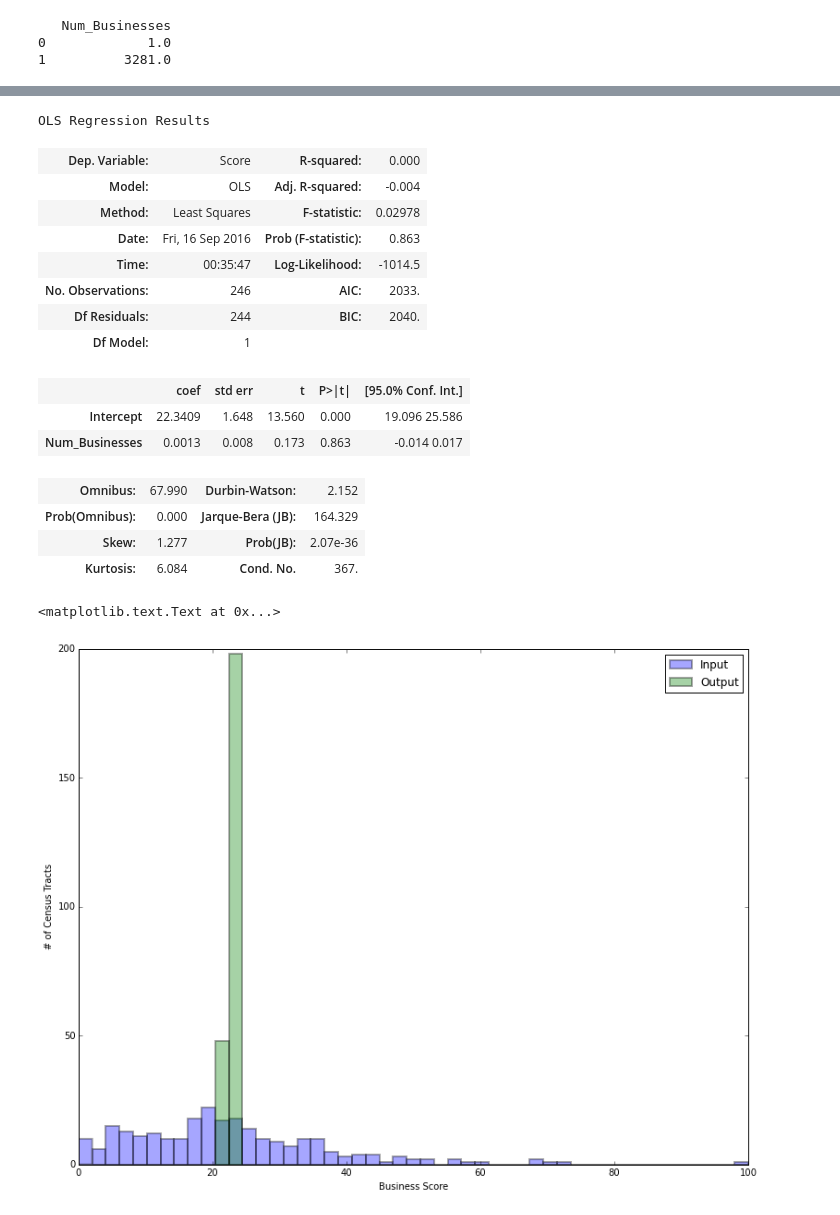
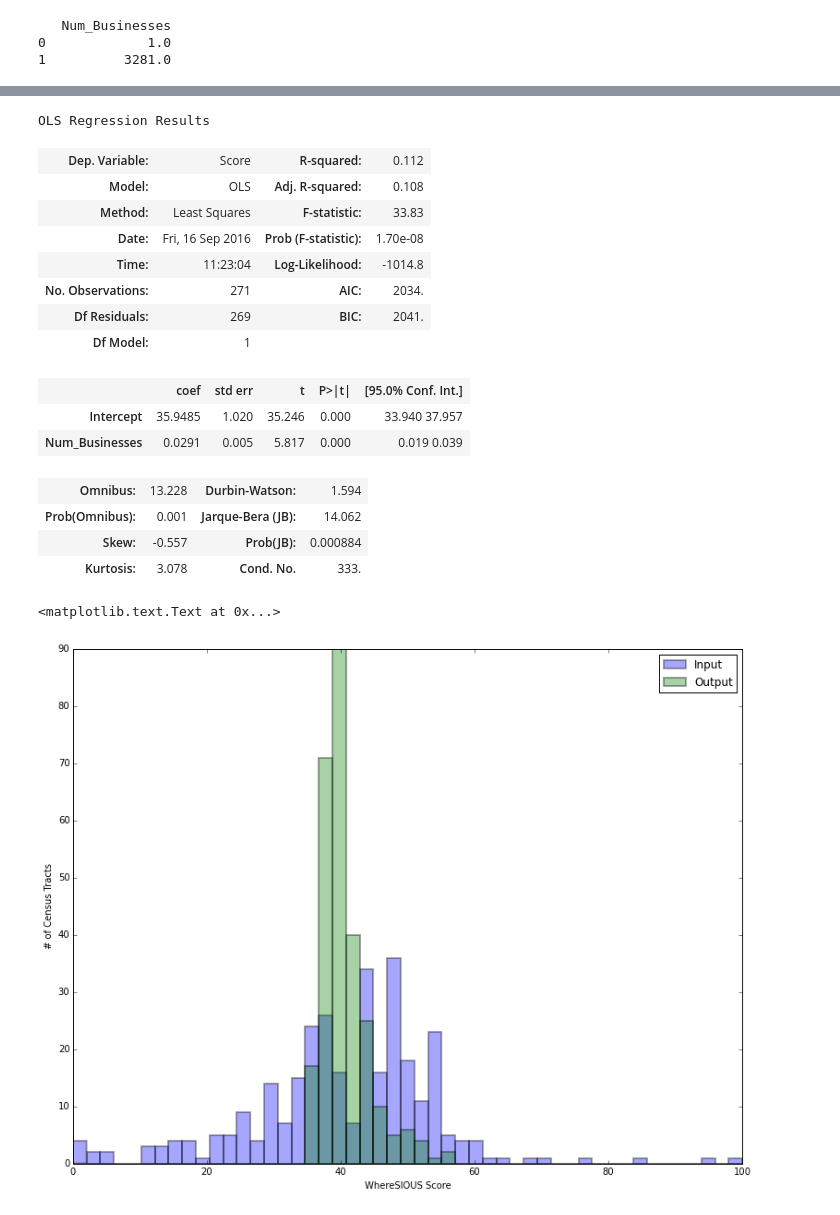
Before and after one commit to jmsilverman/insight_project, a Jupyter notebook: lin_reg_training.ipynb, the cells around one changed output, grey strips where cells are left out. Saved outputs shown, nothing was run; the diff lists cells and outputs as text; code cells hidden in the pictures.

```diff
--- a/lin_reg_training.ipynb
+++ b/lin_reg_training.ipynb
@@ -20,7 +20,7 @@ scaled = False
 # %%
 # define extra bit for filenames, in case of only using one NAICS code
 extras = ['all','44','45','56','62']
-i = 1
+i = 0
 extra = '_'+extras[i]
 # %%
 # read in labeled examples (see build_features_labels.ipynb for more info)
@@ -444,37 +454,37 @@ plt.legend(loc=0)
 lm_cut.summary()
 # %% [output]
 OLS Regression Results
-| Dep. Variable: | Score | R-squared: | 0.000 |
-| Model: | OLS | Adj. R-squared: | -0.004 |
-| Method: | Least Squares | F-statistic: | 0.02978 |
-| Date: | Fri, 16 Sep 2016 | Prob (F-statistic): | 0.863 |
-| Time: | 00:35:47 | Log-Likelihood: | -1014.5 |
-| No. Observations: | 246 | AIC: | 2033. |
-| Df Residuals: | 244 | BIC: | 2040. |
+| Dep. Variable: | Score | R-squared: | 0.112 |
+| Model: | OLS | Adj. R-squared: | 0.108 |
+| Method: | Least Squares | F-statistic: | 33.83 |
+| Date: | Fri, 16 Sep 2016 | Prob (F-statistic): | 1.70e-08 |
+| Time: | 11:23:04 | Log-Likelihood: | -1014.8 |
+| No. Observations: | 271 | AIC: | 2034. |
+| Df Residuals: | 269 | BIC: | 2041. |
 | Df Model: | 1 |  |  |
 |  | coef | std err | t | P>|t| | [95.0% Conf. Int.] |
-| Intercept | 22.3409 | 1.648 | 13.560 | 0.000 | 19.096 25.586 |
-| Num_Businesses | 0.0013 | 0.008 | 0.173 | 0.863 | -0.014 0.017 |
+| Intercept | 35.9485 | 1.020 | 35.246 | 0.000 | 33.940 37.957 |
+| Num_Businesses | 0.0291 | 0.005 | 5.817 | 0.000 | 0.019 0.039 |
-| Omnibus: | 67.990 | Durbin-Watson: | 2.152 |
-| Prob(Omnibus): | 0.000 | Jarque-Bera (JB): | 164.329 |
-| Skew: | 1.277 | Prob(JB): | 2.07e-36 |
-| Kurtosis: | 6.084 | Cond. No. | 367. |
+| Omnibus: | 13.228 | Durbin-Watson: | 1.594 |
+| Prob(Omnibus): | 0.001 | Jarque-Bera (JB): | 14.062 |
+| Skew: | -0.557 | Prob(JB): | 0.000884 |
+| Kurtosis: | 3.078 | Cond. No. | 333. |
 # %%
 # use coefficients to calculate score for each census tract
 scores = lm_cut.predict(df_one_cut)
 # make histogram of scores
 plt.figure(figsize=(13, 10))
 bin_width = 2
 bins = np.linspace(min(labels), max(labels), (max(labels)-min(labels))/bin_width)
 plt.hist(labels, bins, linewidth=2, alpha=0.35, label='Input');
 plt.hist(scores, bins, linewidth=2, alpha=0.35, label='Output');
 plt.xlim([min(labels),max(labels)])
 plt.legend(loc=0)
-plt.xlabel('Business Score')
+plt.xlabel('WhereSIOUS Score')
 plt.ylabel('# of Census Tracts')
 # %% [output]
 <matplotlib.text.Text at 0x...>
-[figure, old version]
+[figure, new version]
 # %%
 # read in all census tracts in SD
 tracts_all = np.genfromtxt('data_final/tracts_used_all.csv')
```
Also changed, not shown: parts of 23 cells of this notebook, 7 other files.
